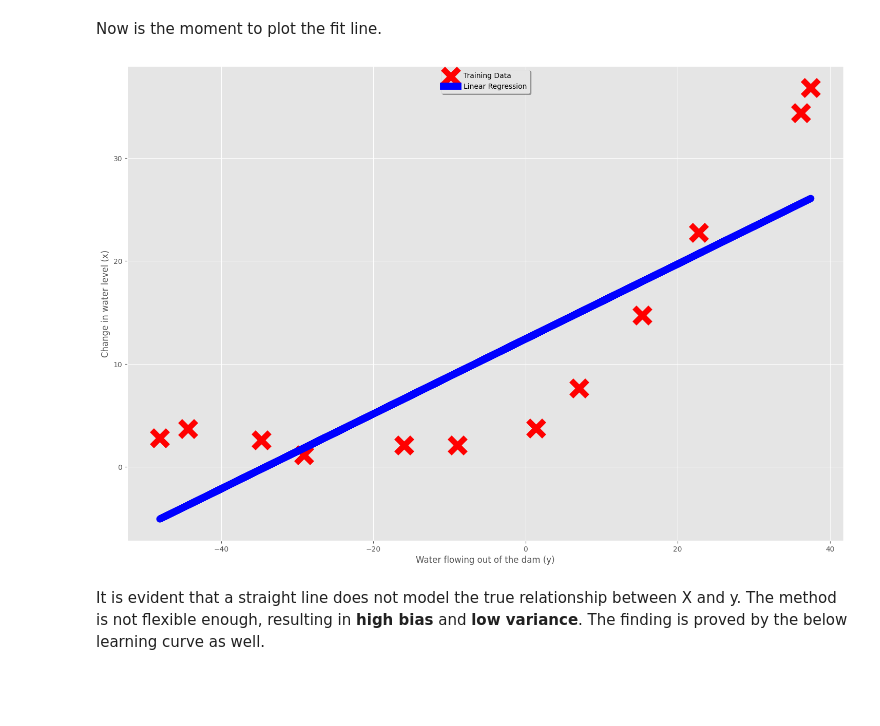
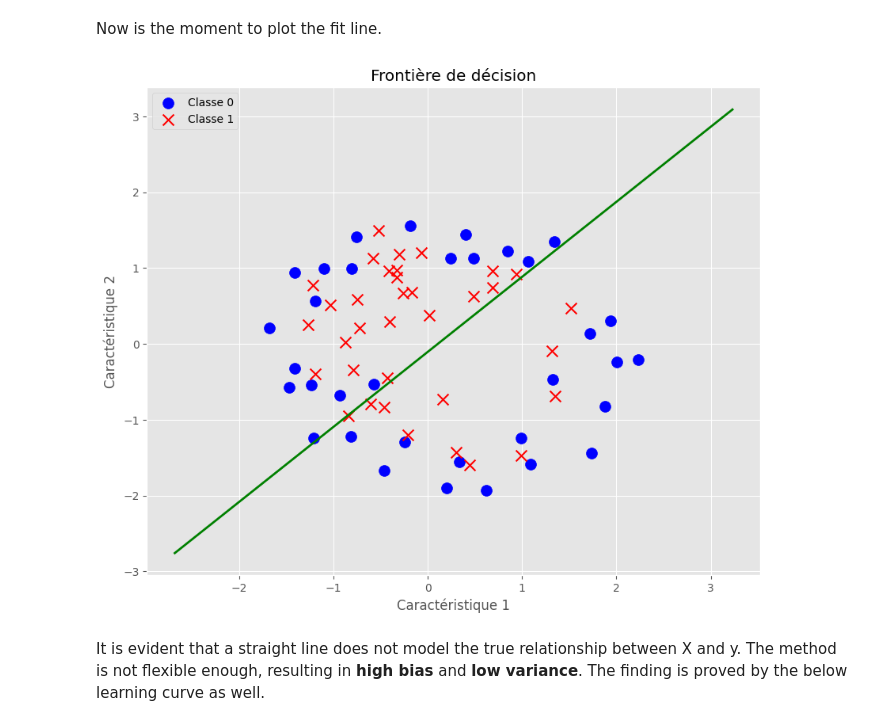
Before and after one commit to sarahmoussaoui/TP-Reseaux-de-Neurones, a Jupyter notebook: TP5/Programming Exercise 5 - Regularized Linear Regression and Bias vs Variance.ipynb, the cells around one changed output. Cells and saved outputs as stored; diff of their text form; code cells hidden in the pictures; blank space fills up the shorter version.

```diff
--- a/TP5/Programming Exercise 5 - Regularized Linear Regression and Bias vs Variance.ipynb
+++ b/TP5/Programming Exercise 5 - Regularized Linear Regression and Bias vs Variance.ipynb
@@ -172,18 +251,10 @@ plt.show()
 The cost is decreasing with each iteration, good!
 # %% [markdown]
 Now is the moment to plot the fit line.
-# %%
-fig = plt.figure()
-ax = fig.add_subplot(1, 1, 1)
-ax.scatter(X[:, 1], y[:, 0], s=500, marker='x',color='r',linewidths=8, label='Training Data')
-ax.plot(X[:,1], np.matmul(X, theta), linestyle='-', label='Linear Regression', linewidth=10, c='b')
-# set the legend for the labels: 'Training Data' and 'Linear Regression'
-legend = ax.legend(loc='upper center', shadow=True)
-plt.ylabel('Change in water level (x)')
-plt.xlabel('Water flowing out of the dam (y)')
-plt.show()
-# %% [output]
-[figure, removed]
+# %%
+plotDecisionBoundary(theta, X_train_b, y_train)
+# %% [output]
+[figure, added]
 # %% [markdown]
 It is evident that a straight line does not model the true relationship between X and y. The method is not flexible enough, resulting in **high bias** and **low variance**. The finding is proved by the below learning curve as well.
 # %% [markdown]
```
Also changed, not shown: parts of 34 cells of this notebook, 3 other files.
